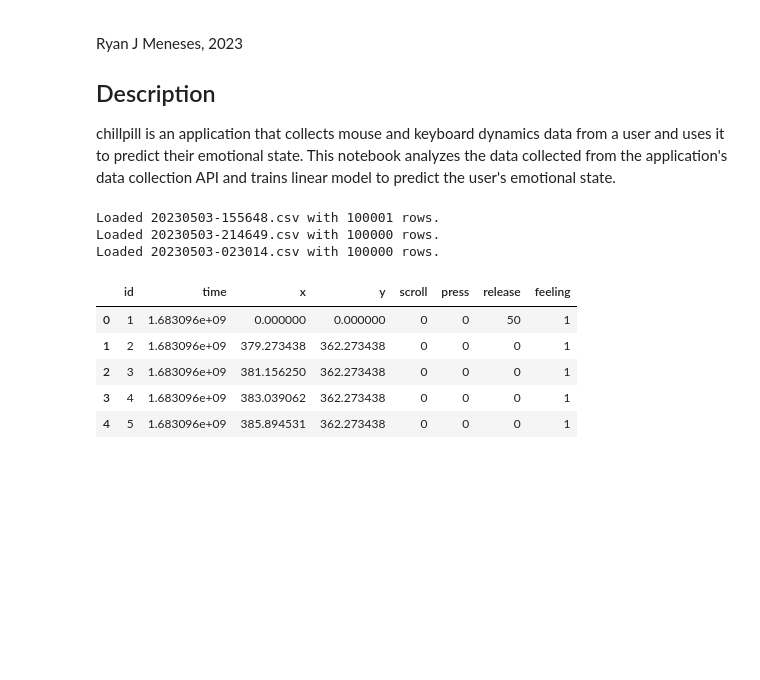
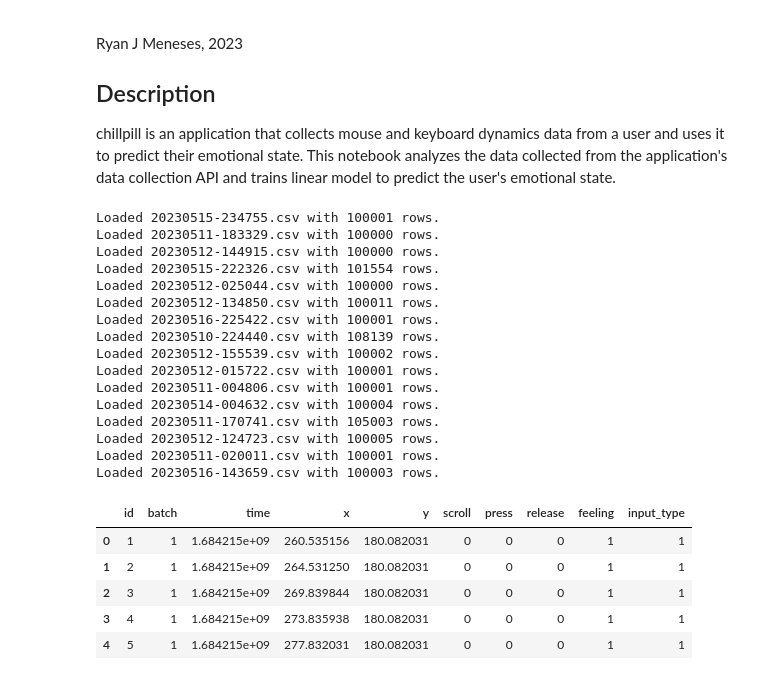
Before and after one commit to hiyaryan/chillpill, a Jupyter notebook: tracking.ipynb, the cells around one changed output. Saved outputs shown, nothing was run; the diff lists cells and outputs as text; code cells hidden in the pictures; blank space fills up the shorter version.

```diff
--- a/tracking.ipynb
+++ b/tracking.ipynb
@@ -11,21 +11,38 @@ import matplotlib.pyplot as plt
 
 from src.util import file
 # %%
-tracking_data = {}
-for filename in os.listdir(file.TRACKING_PATH):
+# load all of the datasets into an array
+tracking_data = []
+tracking_data_names = []
+for filename in os.listdir(file.PREPROCESSED_PATH):
     if filename.endswith(".csv"):
-        tracking_data[filename] = file.load_tracking_file(filename)
-        print(f"Loaded {filename} with {len(tracking_data[filename])} rows.")
+        dataset = file.load_preprocessed_file(filename)
+        tracking_data.append(dataset)
+        tracking_data_names.append(filename)
+        print(f"Loaded {filename} with {len(dataset)} rows.")
 
-tracking_data["20230503-023014.csv"].head()
+tracking_data[0].head()
 # %% [output]
-Loaded 20230503-155648.csv with 100001 rows.
-Loaded 20230503-214649.csv with 100000 rows.
-Loaded 20230503-023014.csv with 100000 rows.
+Loaded 20230515-234755.csv with 100001 rows.
+Loaded 20230511-183329.csv with 100000 rows.
+Loaded 20230512-144915.csv with 100000 rows.
+Loaded 20230515-222326.csv with 101554 rows.
+Loaded 20230512-025044.csv with 100000 rows.
+Loaded 20230512-134850.csv with 100011 rows.
+Loaded 20230516-225422.csv with 100001 rows.
+Loaded 20230510-224440.csv with 108139 rows.
+Loaded 20230512-155539.csv with 100002 rows.
+Loaded 20230512-015722.csv with 100001 rows.
+Loaded 20230511-004806.csv with 100001 rows.
+Loaded 20230514-004632.csv with 100004 rows.
+Loaded 20230511-170741.csv with 105003 rows.
+Loaded 20230512-124723.csv with 100005 rows.
+Loaded 20230511-020011.csv with 100001 rows.
+Loaded 20230516-143659.csv with 100003 rows.
-|  | id | time | x | y | scroll | press | release | feeling |
-| 0 | 1 | 1.683096e+09 | 0.000000 | 0.000000 | 0 | 0 | 50 | 1 |
-| 1 | 2 | 1.683096e+09 | 379.273438 | 362.273438 | 0 | 0 | 0 | 1 |
-| 2 | 3 | 1.683096e+09 | 381.156250 | 362.273438 | 0 | 0 | 0 | 1 |
-| 3 | 4 | 1.683096e+09 | 383.039062 | 362.273438 | 0 | 0 | 0 | 1 |
-| 4 | 5 | 1.683096e+09 | 385.894531 | 362.273438 | 0 | 0 | 0 | 1 |
+|  | id | batch | time | x | y | scroll | press | release | feeling | input_type |
+| 0 | 1 | 1 | 1.684215e+09 | 260.535156 | 180.082031 | 0 | 0 | 0 | 1 | 1 |
+| 1 | 2 | 1 | 1.684215e+09 | 264.531250 | 180.082031 | 0 | 0 | 0 | 1 | 1 |
+| 2 | 3 | 1 | 1.684215e+09 | 269.839844 | 180.082031 | 0 | 0 | 0 | 1 | 1 |
+| 3 | 4 | 1 | 1.684215e+09 | 273.835938 | 180.082031 | 0 | 0 | 0 | 1 | 1 |
+| 4 | 5 | 1 | 1.684215e+09 | 277.832031 | 180.082031 | 0 | 0 | 0 | 1 | 1 |
 # %%
```
Also changed, not shown: parts of 16 cells of this notebook, 4 other files.
